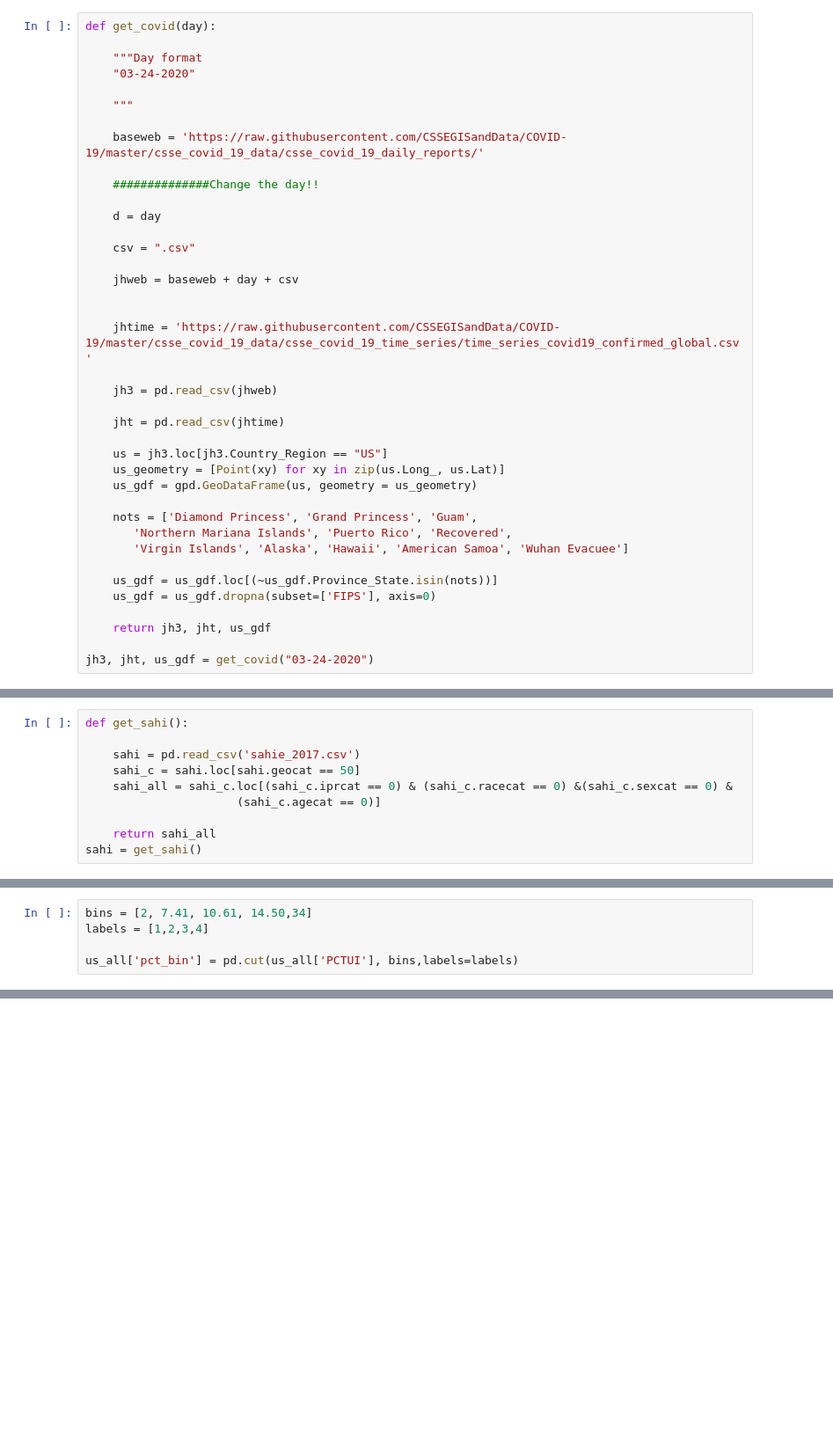
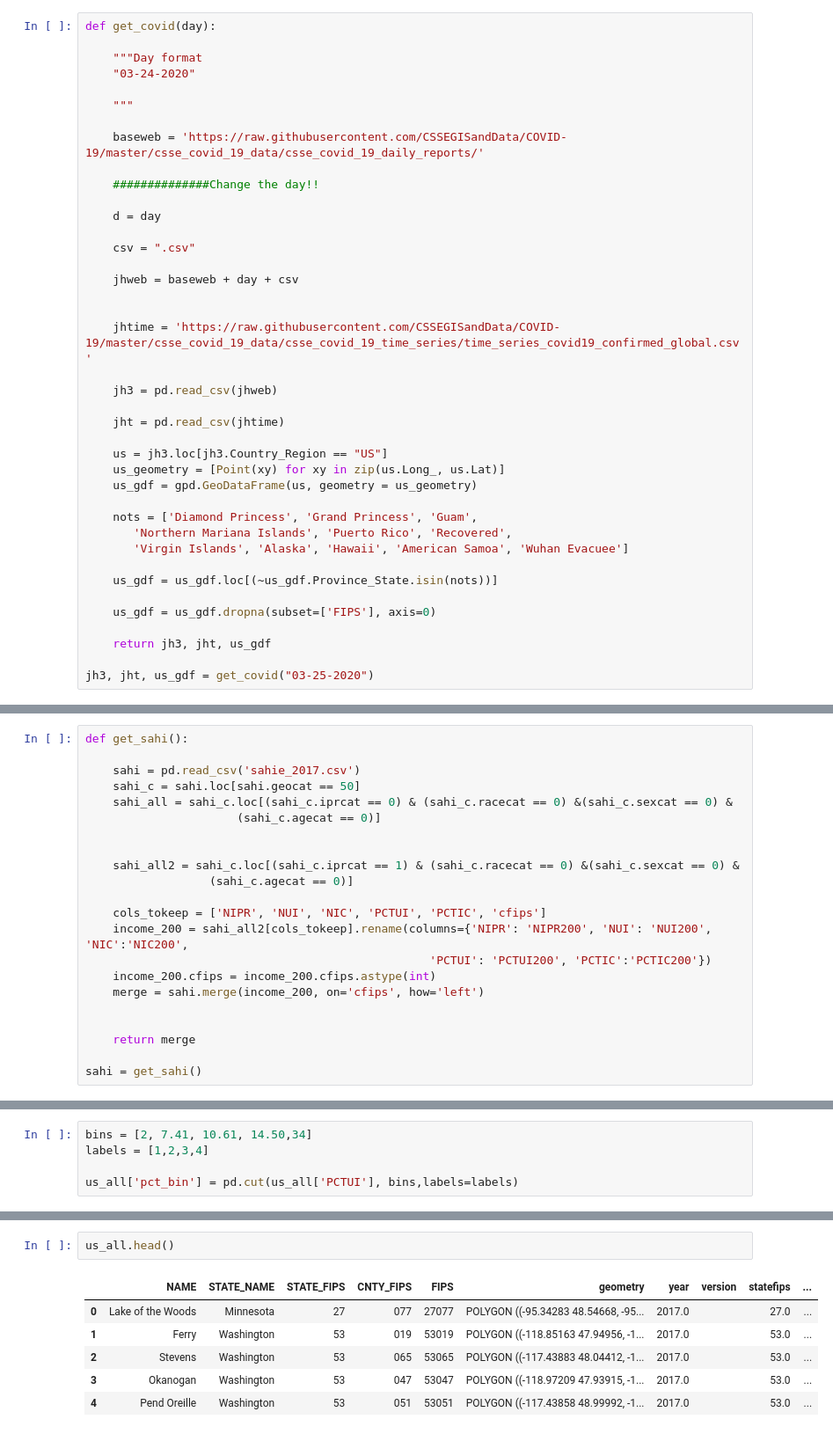
Before and after one commit to JELambert/POS4764, a Jupyter notebook: Labs/Corona/Corona Plot.ipynb, the cells around one changed output, grey strips where cells are left out. Shown at 88% size. Cells and saved outputs as stored; diff of their text form; blank space fills up the shorter version.

```diff
--- a/Labs/Corona/Corona Plot.ipynb
+++ b/Labs/Corona/Corona Plot.ipynb
@@ -63,11 +66,12 @@ def get_covid(day):
        'Virgin Islands', 'Alaska', 'Hawaii', 'American Samoa', 'Wuhan Evacuee']
 
     us_gdf = us_gdf.loc[(~us_gdf.Province_State.isin(nots))]
+
     us_gdf = us_gdf.dropna(subset=['FIPS'], axis=0)
 
     return jh3, jht, us_gdf
 
-jh3, jht, us_gdf = get_covid("03-24-2020")
+jh3, jht, us_gdf = get_covid("03-25-2020")
 # %%
 
 def shape():
@@ -86,7 +90,19 @@ def get_sahi():
     sahi_all = sahi_c.loc[(sahi_c.iprcat == 0) & (sahi_c.racecat == 0) &(sahi_c.sexcat == 0) &
                       (sahi_c.agecat == 0)]
 
-    return sahi_all
+
+    sahi_all2 = sahi_c.loc[(sahi_c.iprcat == 1) & (sahi_c.racecat == 0) &(sahi_c.sexcat == 0) &
+                  (sahi_c.agecat == 0)]
+
+    cols_tokeep = ['NIPR', 'NUI', 'NIC', 'PCTUI', 'PCTIC', 'cfips']
+    income_200 = sahi_all2[cols_tokeep].rename(columns={'NIPR': 'NIPR200', 'NUI': 'NUI200', 'NIC':'NIC200',
+                                                  'PCTUI': 'PCTUI200', 'PCTIC':'PCTIC200'})
+    income_200.cfips = income_200.cfips.astype(int)
+    merge = sahi.merge(income_200, on='cfips', how='left')
+
+
+    return merge
+
 sahi = get_sahi()
 # %%
 def merge_all(sahi, counties, jh3):
@@ -174,0 +211,9 @@ fig.tight_layout()
+# %%
+us_all.head()
+# %% [output]
+|  | NAME | STATE_NAME | STATE_FIPS | CNTY_FIPS | FIPS | geometry | year | version | statefips | ... |
+| 0 | Lake of the Woods | Minnesota | 27 | 077 | 27077 | POLYGON ((-95.34283 48.54668, -95... | 2017.0 |  | 27.0 | ... |
+| 1 | Ferry | Washington | 53 | 019 | 53019 | POLYGON ((-118.85163 47.94956, -1... | 2017.0 |  | 53.0 | ... |
+| 2 | Stevens | Washington | 53 | 065 | 53065 | POLYGON ((-117.43883 48.04412, -1... | 2017.0 |  | 53.0 | ... |
+| 3 | Okanogan | Washington | 53 | 047 | 53047 | POLYGON ((-118.97209 47.93915, -1... | 2017.0 |  | 53.0 | ... |
+| 4 | Pend Oreille | Washington | 53 | 051 | 53051 | POLYGON ((-117.43858 48.99992, -1... | 2017.0 |  | 53.0 | ... |
```
Also changed, not shown: parts of 15 cells of this notebook.
